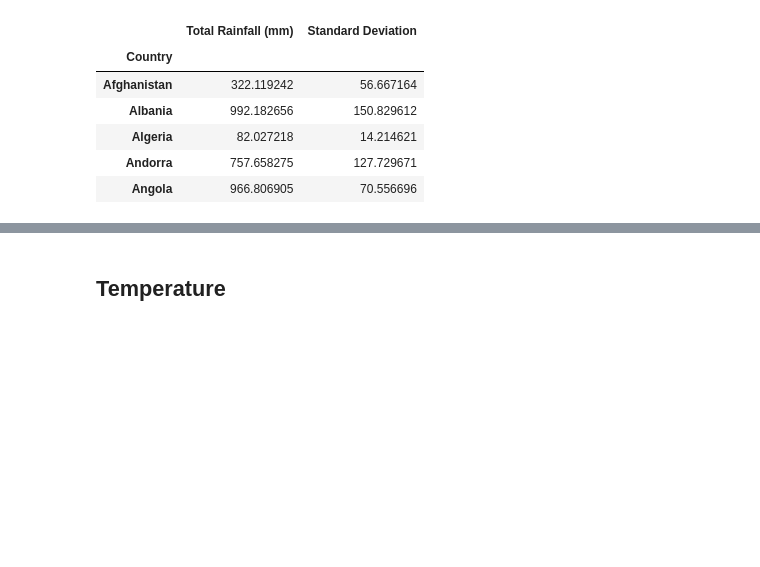
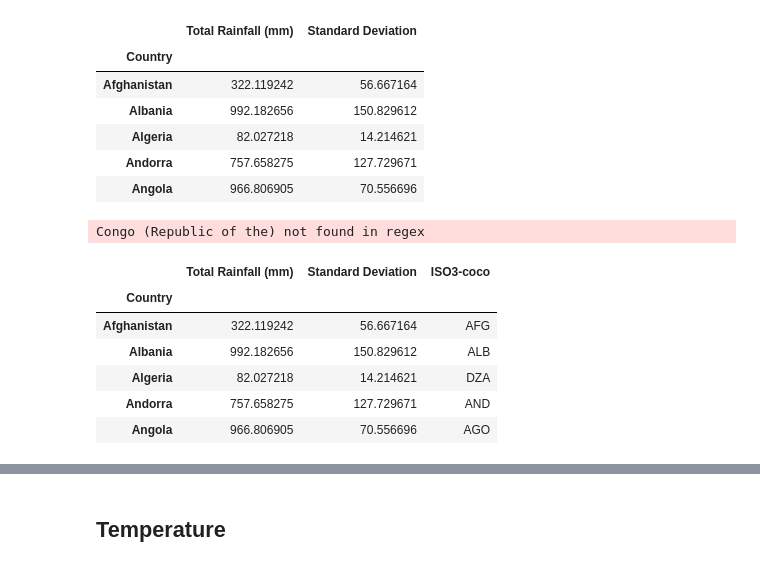
Before and after one commit to herbmks/MDA-Tuvalu, a Jupyter notebook: preprocessing climate factors.ipynb, the cells around one changed output, grey strips where cells are left out. Drawn from its saved outputs; the diff is of its cells as text; code cells hidden in the pictures; blank space fills up the shorter version.

Commit message:
include coco for country code conversion example

```diff
--- a/preprocessing climate factors.ipynb
+++ b/preprocessing climate factors.ipynb
@@ -50,3 +51,16 @@ average_annual_rainfall.head()
 | Algeria | 82.027218 | 14.214621 |
 | Andorra | 757.658275 | 127.729671 |
 | Angola | 966.806905 | 70.556696 |
+# %%
+
+average_annual_rainfall['ISO3-coco'] = coco.convert(names=average_annual_rainfall.index, to='ISO3')
+average_annual_rainfall.head()
+# %% [output]
+Congo (Republic of the) not found in regex
+|  | Total Rainfall (mm) | Standard Deviation | ISO3-coco |
+| Country |  |  |  |
+| Afghanistan | 322.119242 | 56.667164 | AFG |
+| Albania | 992.182656 | 150.829612 | ALB |
+| Algeria | 82.027218 | 14.214621 | DZA |
+| Andorra | 757.658275 | 127.729671 | AND |
+| Angola | 966.806905 | 70.556696 | AGO |
```
Also changed, not shown: parts of 2 cells of this notebook.
